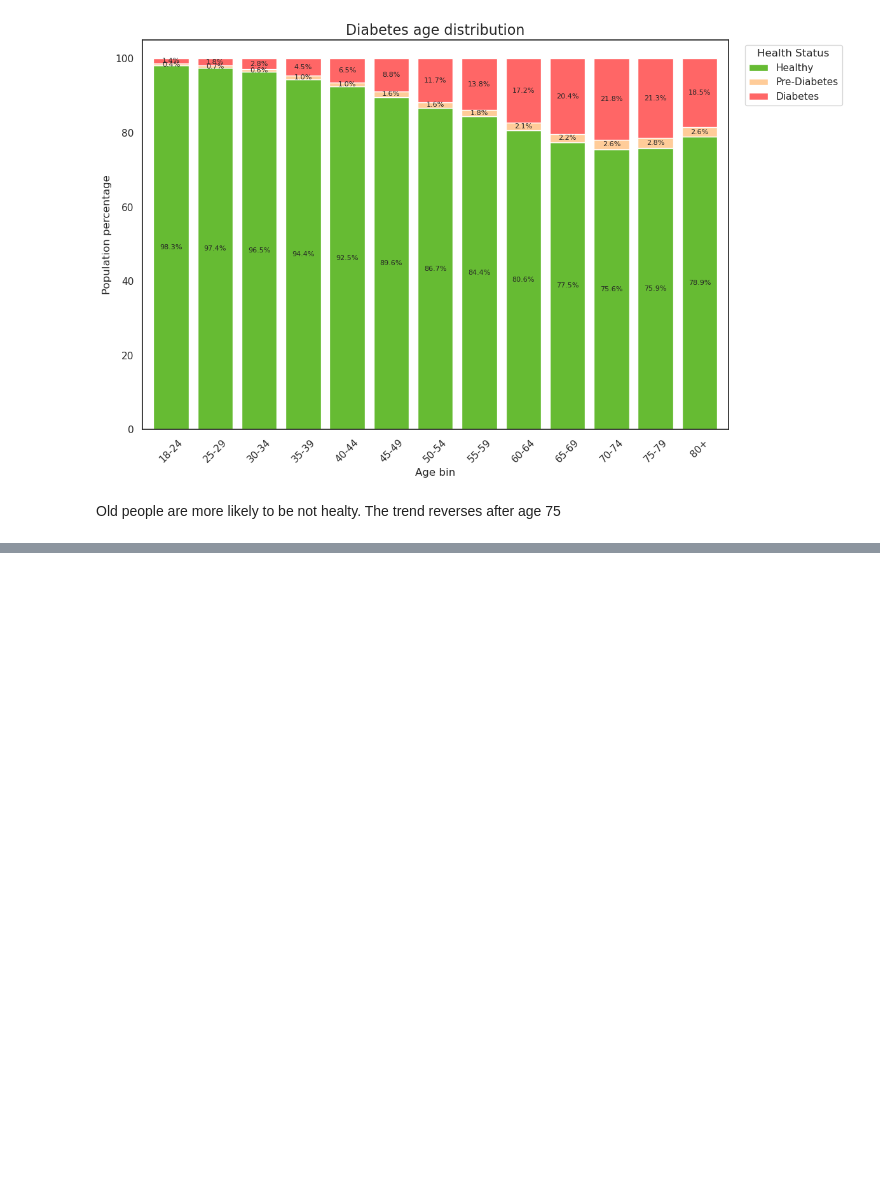
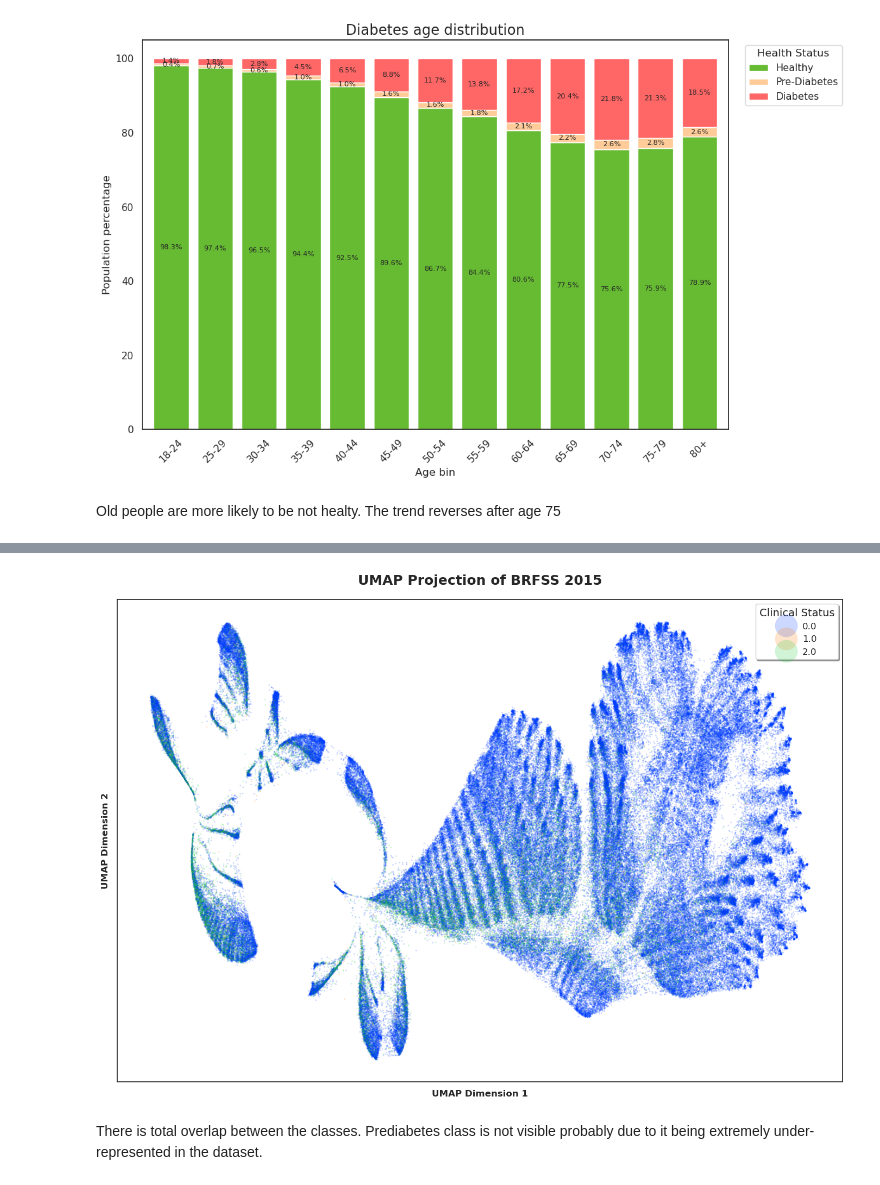
Before and after one commit to Mcentenaro/Diabetes_Risk_ML, a Jupyter notebook: 1_data_analysis.ipynb, the cells around one changed output, grey strips where cells are left out. Cells and saved outputs as stored; diff of their text form; code cells hidden in the pictures; blank space fills up the shorter version.

```diff
--- a/1_data_analysis.ipynb
+++ b/1_data_analysis.ipynb
@@ -534,0 +506,47 @@ plt.show()
+# %%
+# UMAP (Metric: Manhattan)
+reducer_m = umap.UMAP(
+    n_neighbors=30,
+    min_dist=0.1,
+    metric='manhattan',
+    random_state=42,
+    n_jobs=-1
+)
+
+X_umap_m = reducer_m.fit_transform(X_data)
+# %%
+# plot UMAP
+plt.figure(figsize=(14, 10))
+axm = sns.scatterplot(
+    x=X_umap_m[:, 0],
+    y=X_umap_m[:, 1],
+    hue=y_data,
+    palette='bright',
+    alpha=0.2,
+    s=4,
+    linewidth=0
+)
+
+axm.set_xticks([])
+axm.set_yticks([])
+
+axm.set_xlabel('UMAP Dimension 1', fontsize=12, fontweight='bold', labelpad=10)
+axm.set_ylabel('UMAP Dimension 2', fontsize=12, fontweight='bold', labelpad=10)
+plt.title('UMAP Projection of BRFSS 2015', fontsize=18, fontweight='bold', pad=20)
+
+plt.legend(
+    title='Clinical Status',
+    title_fontsize=14,
+    fontsize=12,
+    markerscale=15,
+    loc='best',
+    frameon=True,
+    shadow=True
+)
+
+plt.tight_layout()
+plt.show()
+# %% [output]
+[figure, added]
+# %% [markdown]
+There is total overlap between the classes. Prediabetes class is not visible probably due to it being extremely under-represented in the dataset.
```
Also changed, not shown: parts of 4 cells of this notebook.
